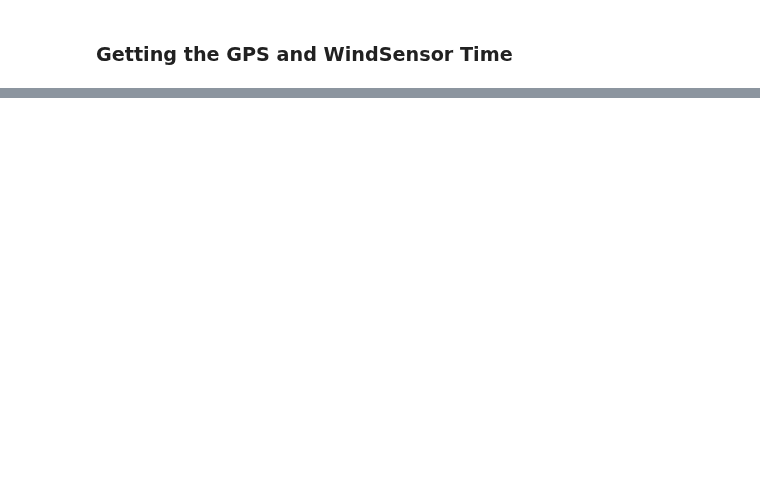
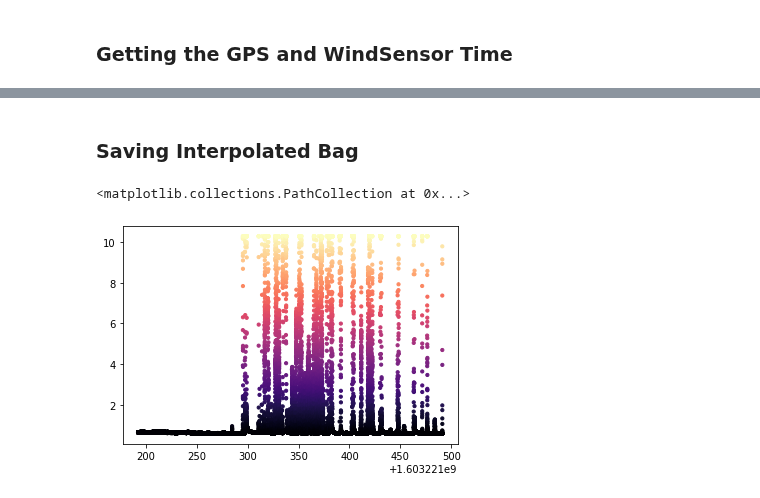
Before and after one commit to arunavanag591/odor_analysis, a Jupyter notebook: data_exploration/Run02Bag0.ipynb, the cells around one changed output, grey strips where cells are left out. Drawn from its saved outputs; the diff is of its cells as text; code cells hidden in the pictures; blank space fills up the shorter version.

```diff
--- a/data_exploration/Run02Bag0.ipynb
+++ b/data_exploration/Run02Bag0.ipynb
@@ -166,0 +200,8 @@ ValueError: Maximum allowed size exceeded
+# %%
+df_gps_lat= dfn[['gps_time', 'lat']].dropna()
+func_interp_sensor_1 = scipy.interpolate.interp1d(df_gps_lat.gps_time, df_gps_lat.lat)
+interp_gps_lat = func_interp_sensor_1(master_time)
+
+df_gps_lon= dfn[['gps_time', 'lon']].dropna()
+func_interp_sensor_1 = scipy.interpolate.interp1d(df_gps_lon.gps_time, df_gps_lon.lon)
+interp_gps_lon = func_interp_sensor_1(master_time)
@@ -166,0 +217,7 @@ ValueError: Maximum allowed size exceeded
+# %%
+new_df = pd.DataFrame({'master_time': master_time,
+                           'odor': interp_odor,
+                           'trisonica_U': interp_wind_U,
+                           'trisonica_V': interp_wind_V,
+                           'lat': interp_gps_lat,
+                           'lon': interp_gps_lon})
@@ -166,0 +240,2 @@ ValueError: Maximum allowed size exceeded
+# %% [markdown]
+### Saving Interpolated Bag
@@ -166,0 +244,5 @@ ValueError: Maximum allowed size exceeded
+# %%
+plt.scatter(new_df.master_time,new_df.odor, c=new_df.odor, s=10, cmap='magma')
+# %% [output]
+<matplotlib.collections.PathCollection at 0x...>
+[figure, added]
```
Also changed, not shown: parts of 35 cells of this notebook.
